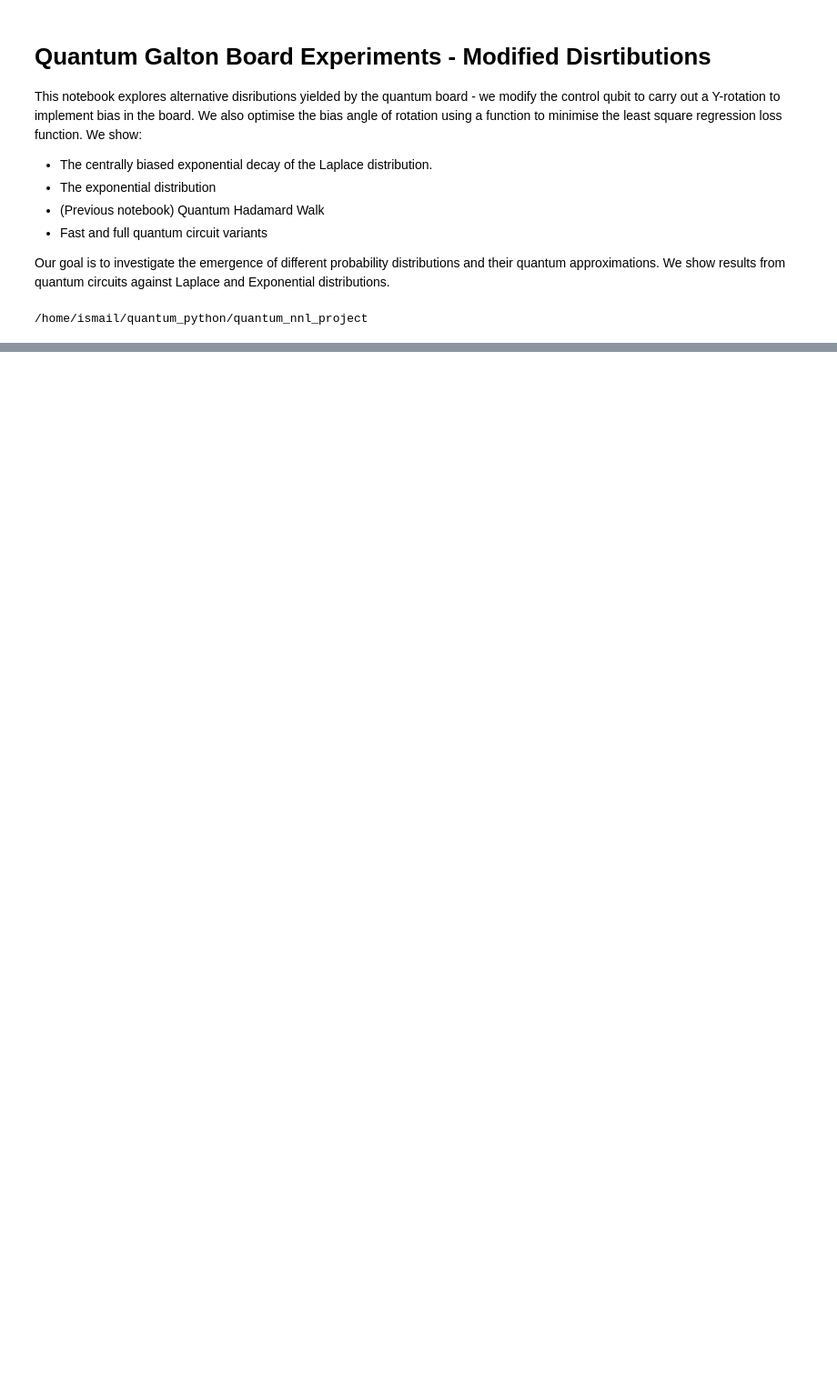
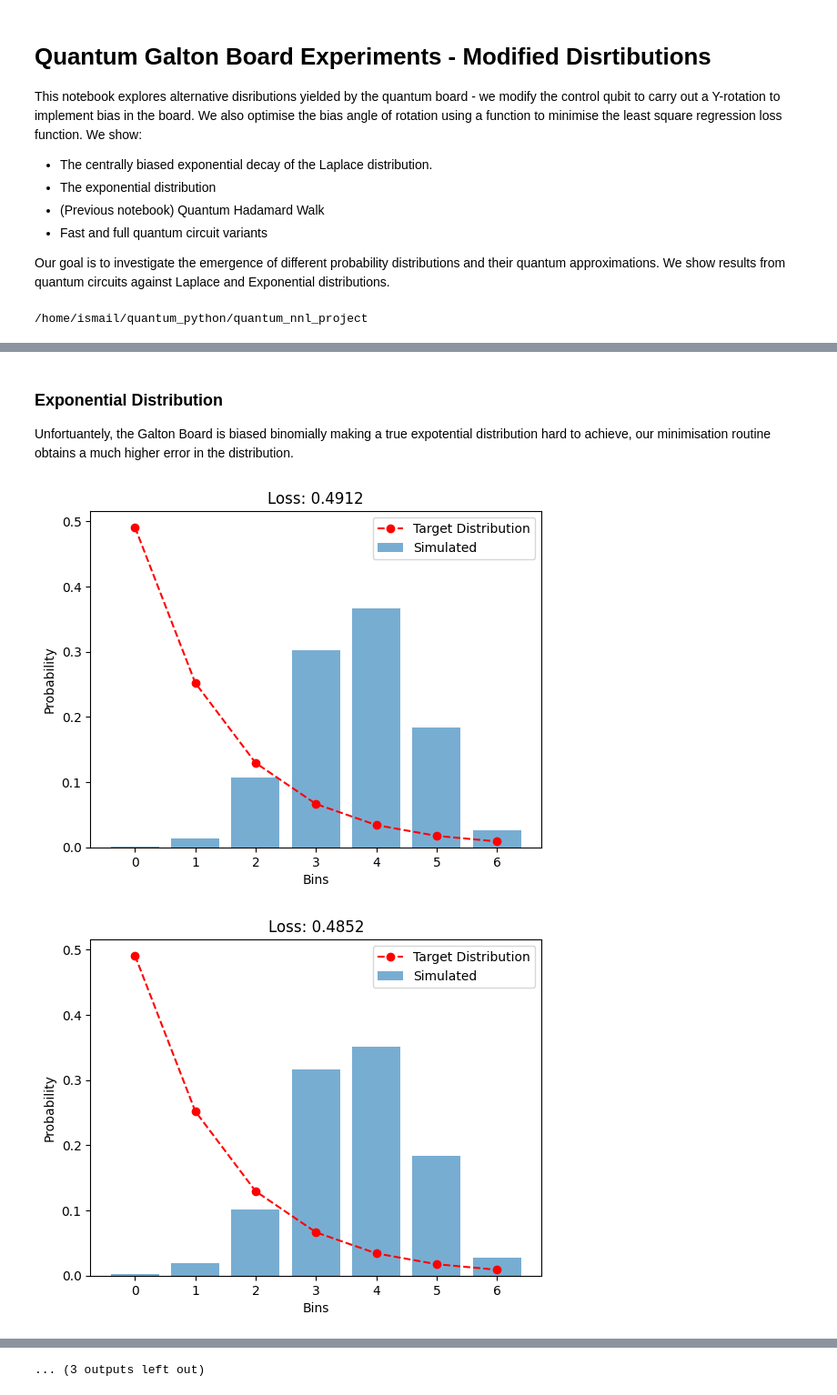
Before and after one commit to ismail-mehmood/quantum_nnl_project, a Jupyter notebook: notebooks/modified_distribution_boxes.ipynb, the cells around one changed output, grey strips where cells are left out. Shown: that part at 91% size. Drawn from its saved outputs; the diff is of its cells as text; code cells hidden in the pictures; blank space fills up the shorter version.

```diff
--- a/notebooks/modified_distribution_boxes.ipynb
+++ b/notebooks/modified_distribution_boxes.ipynb
@@ -42,0 +42,8 @@ plot_bins(bin_counts, n=6, shots=5000, overlay="laplace", scale=1.0)
+# %% [markdown]
+### Exponential Distribution
+Unfortuantely, the Galton Board is biased binomially making a true expotential distribution hard to achieve, our minimisation routine obtains a much higher error in the distribution.
+# %%
+exp_res = optimise_layerwise(n=6, target="exponential", decay=1.2, shots=1000, max_time=25)
+# %% [output]
+[figure, added]
+[figure, added]
@@ -42,0 +60 @@ plot_bins(bin_counts, n=6, shots=5000, overlay="laplace", scale=1.0)
+... (3 outputs left out)
```
Also changed, not shown: parts of 4 cells of this notebook, 4 other files.
